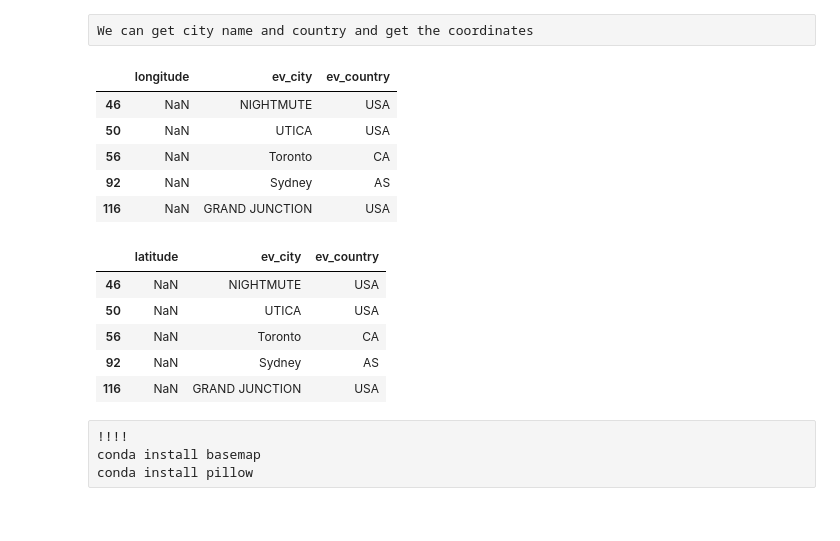
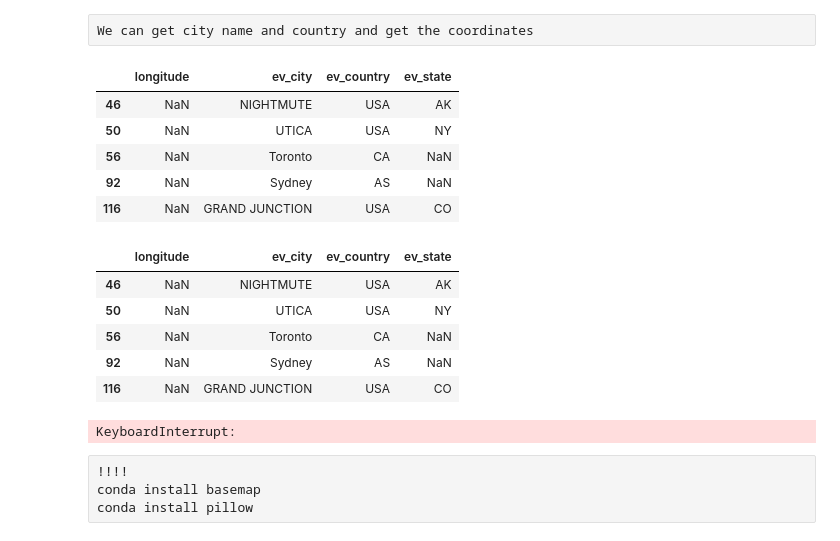
Before and after one commit to AeroPython/remove-before-flight, a Jupyter notebook: Remove before flight.ipynb, the cells around one changed output. Drawn from its saved outputs; the diff is of its cells as text; code cells hidden in the pictures.

```diff
--- a/Remove before flight.ipynb
+++ b/Remove before flight.ipynb
@@ -554,20 +553,20 @@ Null lon:  4306
 # %% [raw]
 We can get city name and country and get the coordinates
 # %%
-events.loc[events['longitude'].isnull()][['longitude', 'ev_city', 'ev_country']].head(5)
+events.loc[events['longitude'].isnull()][['longitude', 'ev_city', 'ev_country', 'ev_state']].head(5)
 # %% [output]
-|  | longitude | ev_city | ev_country |
-| 46 | NaN | NIGHTMUTE | USA |
-| 50 | NaN | UTICA | USA |
-| 56 | NaN | Toronto | CA |
-| 92 | NaN | Sydney | AS |
-| 116 | NaN | GRAND JUNCTION | USA |
+|  | longitude | ev_city | ev_country | ev_state |
+| 46 | NaN | NIGHTMUTE | USA | AK |
+| 50 | NaN | UTICA | USA | NY |
+| 56 | NaN | Toronto | CA | NaN |
+| 92 | NaN | Sydney | AS | NaN |
+| 116 | NaN | GRAND JUNCTION | USA | CO |
 # %%
-events.loc[events['latitude'].isnull()][['latitude', 'ev_city', 'ev_country']].head(5)
+events.loc[events['latitude'].isnull()][['longitude', 'ev_city', 'ev_country', 'ev_state']].head(5)
 # %% [output]
-|  | latitude | ev_city | ev_country |
-| 46 | NaN | NIGHTMUTE | USA |
-| 50 | NaN | UTICA | USA |
-| 56 | NaN | Toronto | CA |
-| 92 | NaN | Sydney | AS |
-| 116 | NaN | GRAND JUNCTION | USA |
+|  | longitude | ev_city | ev_country | ev_state |
+| 46 | NaN | NIGHTMUTE | USA | AK |
+| 50 | NaN | UTICA | USA | NY |
+| 56 | NaN | Toronto | CA | NaN |
+| 92 | NaN | Sydney | AS | NaN |
+| 116 | NaN | GRAND JUNCTION | USA | CO |
@@ -573,0 +585,11 @@ events.loc[events['latitude'].isnull()][['latitude', 'ev_city', 'ev_country']].h
+# %%
+answers = []
+
+for ii in range(len(some_cities) ):
+    location = Session.get_lat_lon_from_city_country(cities[ii], countries[ii], states[ii])
+    if location != []:
+        answers.append(location)
+
+answers
+# %% [output]
+KeyboardInterrupt:
```
Also changed, not shown: parts of 16 cells of this notebook, 2 other files.
